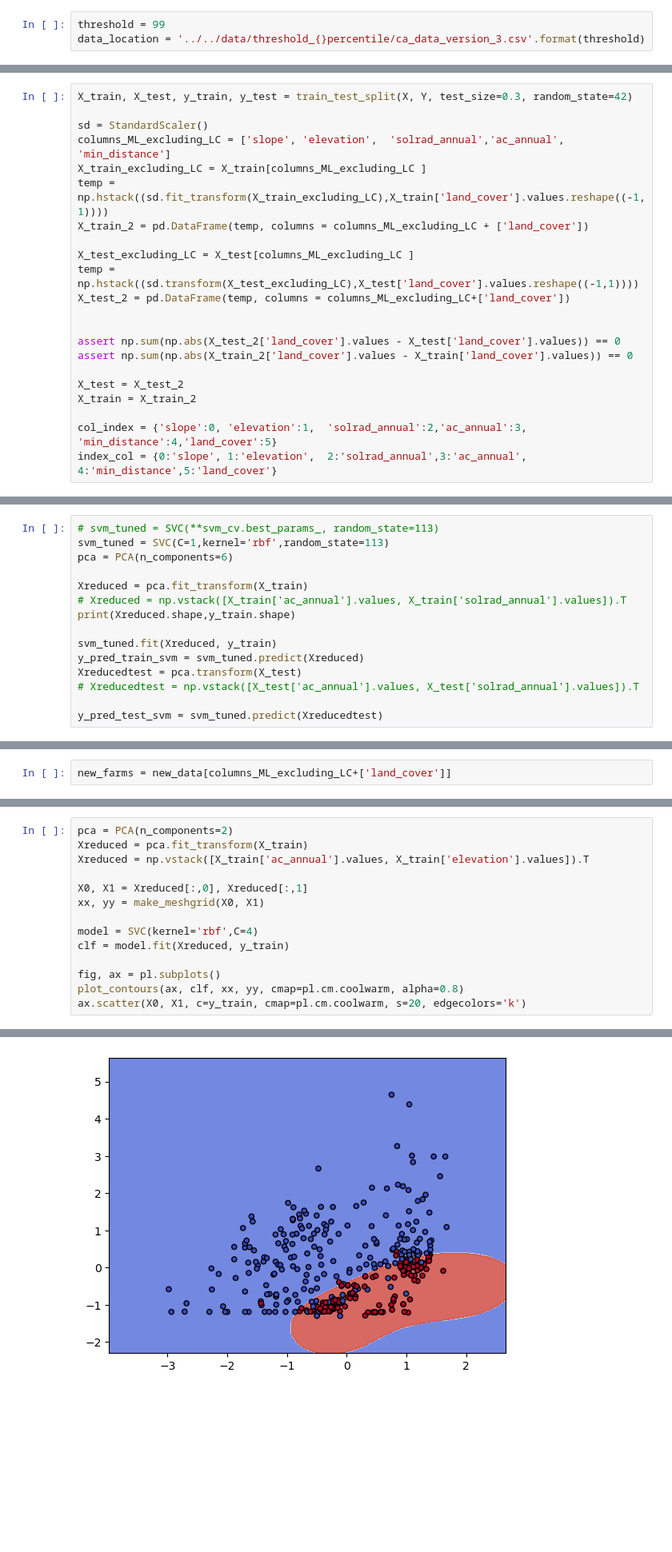
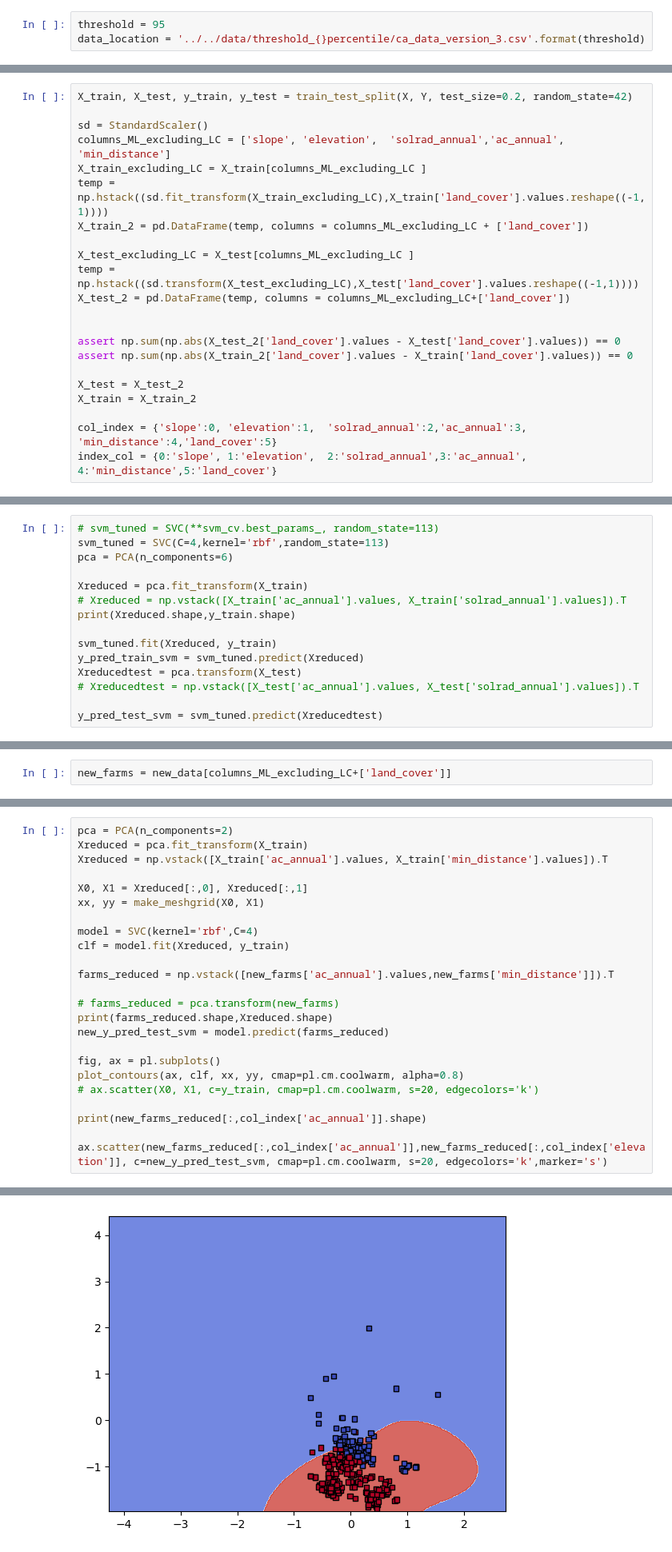
Before and after one commit to hrhampapura/SolarFarmPrediction, a Jupyter notebook: ml_code/SVM/svm.ipynb, the cells around one changed output, grey strips where cells are left out. Shown at 80% size. Saved outputs shown, nothing was run; the diff lists cells and outputs as text; blank space fills up the shorter version.

Commit message:
Changes to be committed: 	modified:   data_code/cities.ipynb 	modified:   ml_code/SVM/svm.ipynb 	new file:   new_data/threshold_95percentile/ca_data_version_5.csv

```diff
--- a/ml_code/SVM/svm.ipynb
+++ b/ml_code/SVM/svm.ipynb
@@ -17,7 +17,7 @@ from sklearn.model_selection import train_test_split, GridSearchCV
 from sklearn.metrics import accuracy_score, confusion_matrix, classification_report
 from sklearn.decomposition import PCA
 # %%
-threshold = 99
+threshold = 95
 data_location = '../../data/threshold_{}percentile/ca_data_version_3.csv'.format(threshold)
 # %%
 solar = pd.read_csv(data_location)
@@ -132,7 +132,7 @@ req_col = ['land_cover','slope', 'elevation',  'solrad_annual','ac_annual', 'min
 X = solar[req_col]
 Y = solar['Solar_farm_present']
 # %%
-X_train, X_test, y_train, y_test = train_test_split(X, Y, test_size=0.3, random_state=42)
+X_train, X_test, y_train, y_test = train_test_split(X, Y, test_size=0.2, random_state=42)
 
 sd = StandardScaler()
 columns_ML_excluding_LC = ['slope', 'elevation',  'solrad_annual','ac_annual', 'min_distance']
@@ -193,7 +193,7 @@ svm_cv.best_params_
 {'C': 4, 'kernel': 'rbf'}
 # %%
 # svm_tuned = SVC(**svm_cv.best_params_, random_state=113)
-svm_tuned = SVC(C=1,kernel='rbf',random_state=113)
+svm_tuned = SVC(C=4,kernel='rbf',random_state=113)
 pca = PCA(n_components=6)
 
 Xreduced = pca.fit_transform(X_train)
@@ -338,7 +344,7 @@ def plot_contours(ax, clf, xx, yy, **params):
 # %%
 pca = PCA(n_components=2)
 Xreduced = pca.fit_transform(X_train)
-Xreduced = np.vstack([X_train['ac_annual'].values, X_train['elevation'].values]).T
+Xreduced = np.vstack([X_train['ac_annual'].values, X_train['min_distance'].values]).T
 
 X0, X1 = Xreduced[:,0], Xreduced[:,1]
 xx, yy = make_meshgrid(X0, X1)
@@ -346,7 +352,17 @@ xx, yy = make_meshgrid(X0, X1)
 model = SVC(kernel='rbf',C=4)
 clf = model.fit(Xreduced, y_train)
 
+farms_reduced = np.vstack([new_farms['ac_annual'].values,new_farms['min_distance']]).T
+
+# farms_reduced = pca.transform(new_farms)
+print(farms_reduced.shape,Xreduced.shape)
+new_y_pred_test_svm = model.predict(farms_reduced)
+
 fig, ax = pl.subplots()
 plot_contours(ax, clf, xx, yy, cmap=pl.cm.coolwarm, alpha=0.8)
-ax.scatter(X0, X1, c=y_train, cmap=pl.cm.coolwarm, s=20, edgecolors='k')
+# ax.scatter(X0, X1, c=y_train, cmap=pl.cm.coolwarm, s=20, edgecolors='k')
+
+print(new_farms_reduced[:,col_index['ac_annual']].shape)
+
+ax.scatter(new_farms_reduced[:,col_index['ac_annual']],new_farms_reduced[:,col_index['elevation']], c=new_y_pred_test_svm, cmap=pl.cm.coolwarm, s=20, edgecolors='k',marker='s')
 # %% [output]
@@ -354,4 +372,4 @@ ax.scatter(X0, X1, c=y_train, cmap=pl.cm.coolwarm, s=20, edgecolors='k')
-[figure, old version]
+[figure, new version]
 # %%
 Xreduced
 # %% [output]
```
Also changed, not shown: parts of 15 cells of this notebook, 2 other files.
